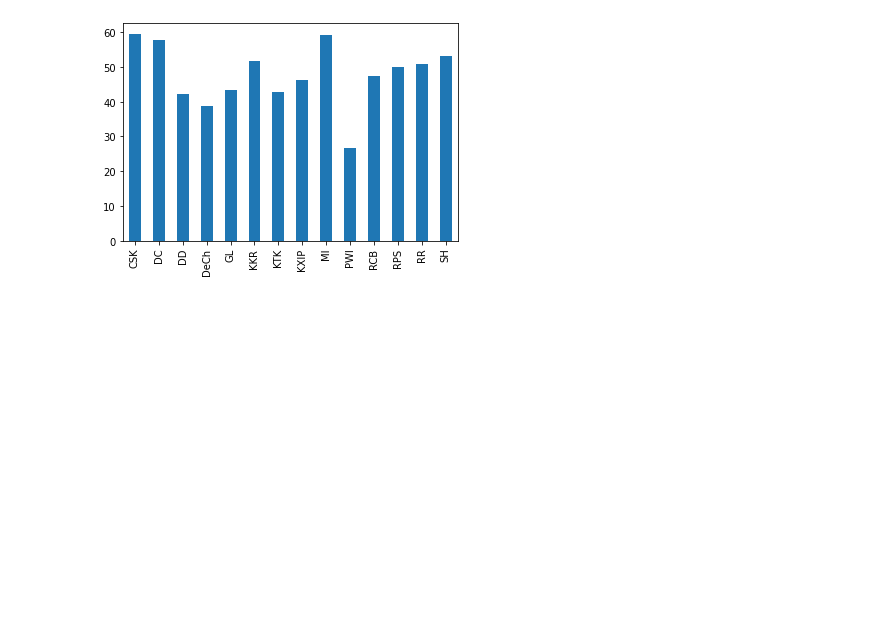
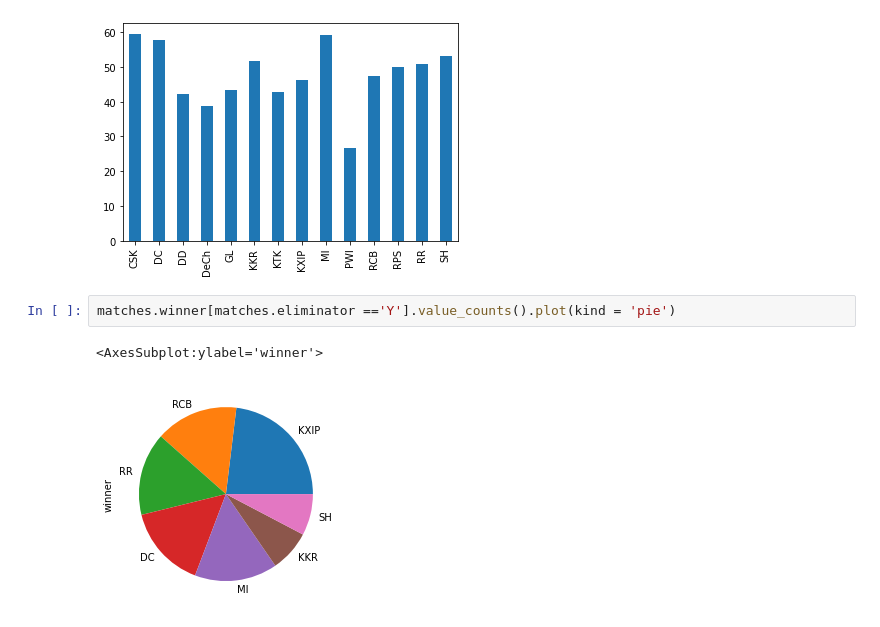
Before and after one commit to IPL-analysis-project/IPL-Dataset-Analysis, a Jupyter notebook: main.ipynb, the cells around one changed output. Saved outputs shown, nothing was run; the diff lists cells and outputs as text; blank space fills up the shorter version.

```diff
--- a/main.ipynb
+++ b/main.ipynb
@@ -166,3 +166,8 @@ win_percentage.plot(kind = 'bar')
 # %% [output]
 <AxesSubplot:>
 [figure]
+# %%
+matches.winner[matches.eliminator =='Y'].value_counts().plot(kind = 'pie')
+# %% [output]
+<AxesSubplot:ylabel='winner'>
+[figure, added]
```
